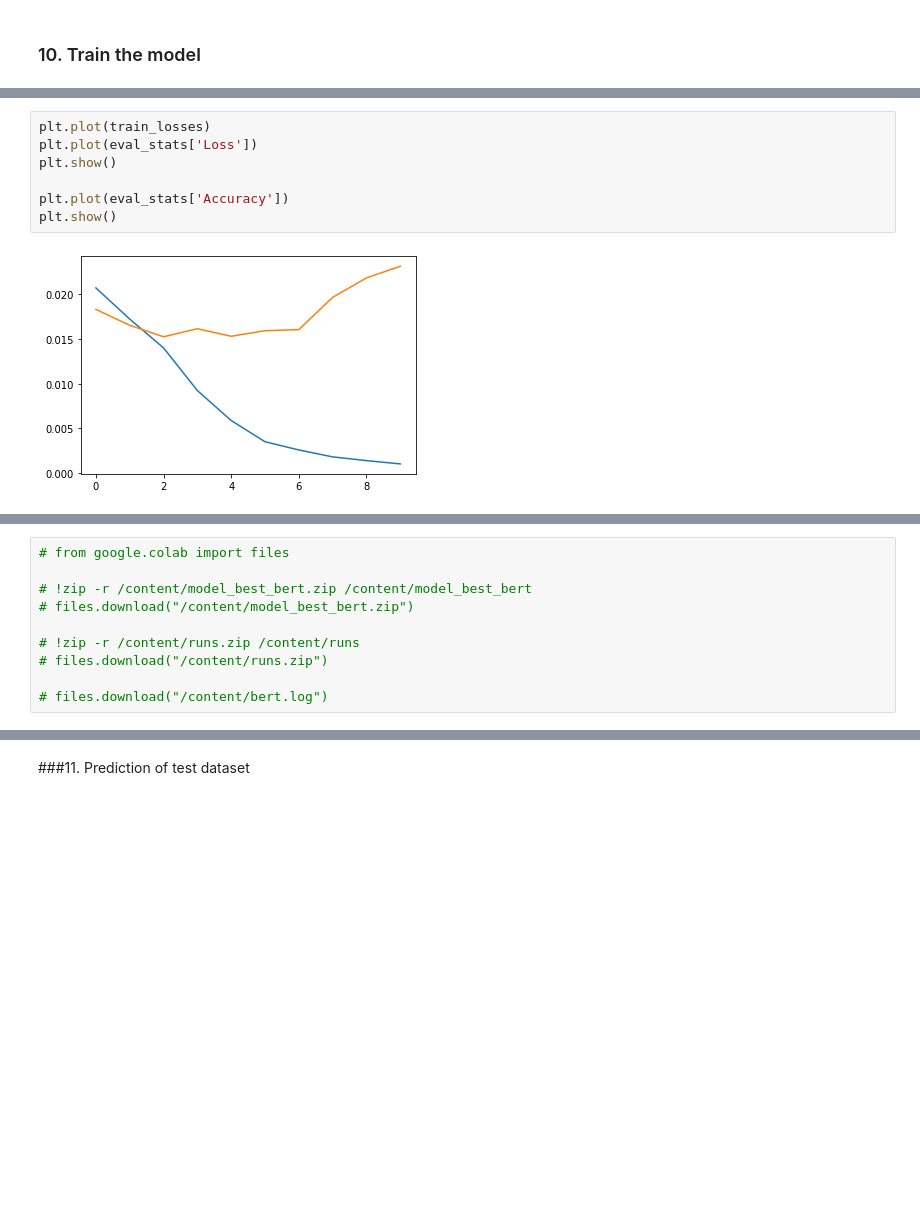
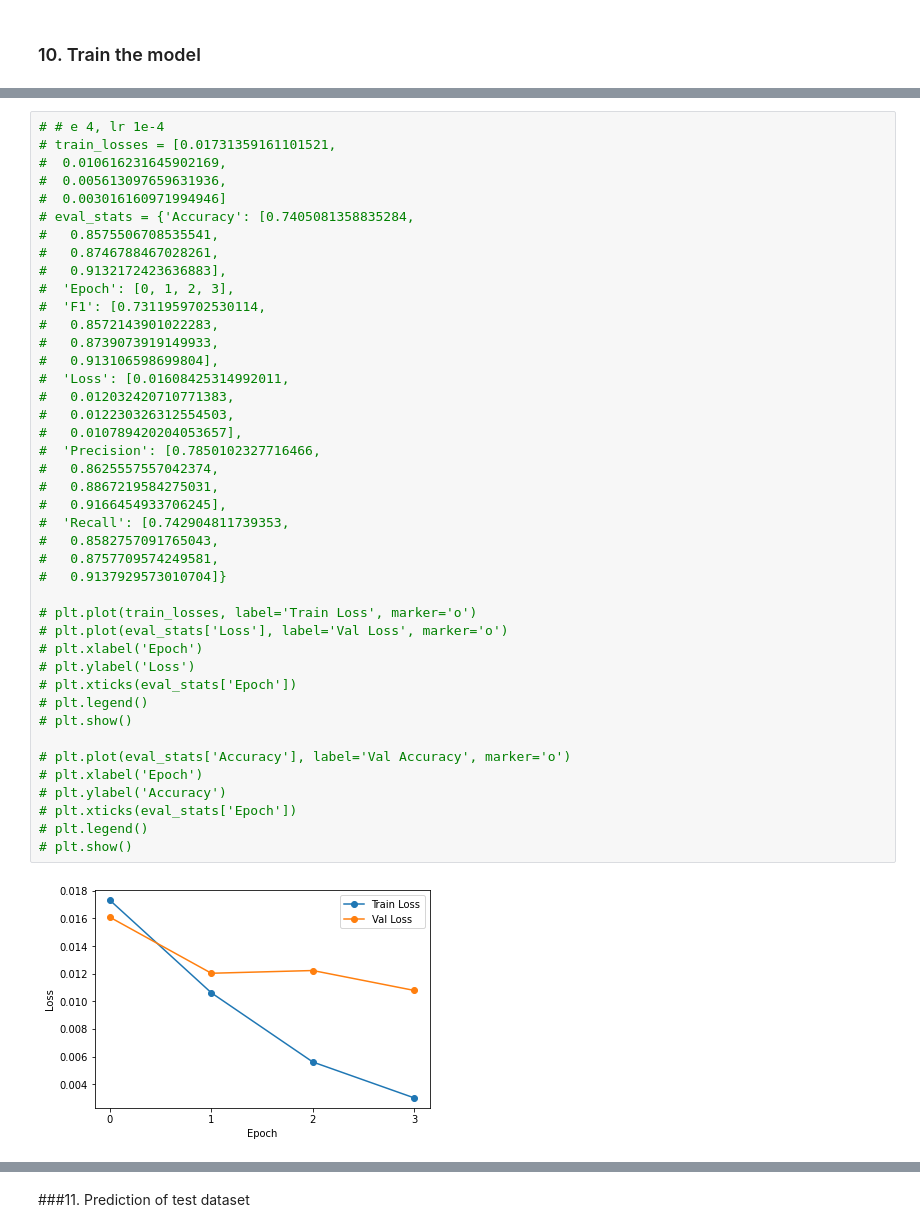
Before and after one commit to xdyhay/cmpt733_project, a Jupyter notebook: bert/bert.ipynb, the cells around one changed output, grey strips where cells are left out. Cells and saved outputs as stored; diff of their text form; blank space fills up the shorter version.

```diff
--- a/bert/bert.ipynb
+++ b/bert/bert.ipynb
@@ -382,9 +295,44 @@ eval_stats
 # %%
-plt.plot(train_losses)
-plt.plot(eval_stats['Loss'])
-plt.show()
+# # e 4, lr 1e-4
+# train_losses = [0.01731359161101521,
+#  0.010616231645902169,
+#  0.005613097659631936,
+#  0.003016160971994946]
+# eval_stats = {'Accuracy': [0.7405081358835284,
+#   0.8575506708535541,
+#   0.8746788467028261,
+#   0.9132172423636883],
+#  'Epoch': [0, 1, 2, 3],
+#  'F1': [0.7311959702530114,
+#   0.8572143901022283,
+#   0.8739073919149933,
+#   0.913106598699804],
+#  'Loss': [0.01608425314992011,
+#   0.012032420710771383,
+#   0.012230326312554503,
+#   0.010789420204053657],
+#  'Precision': [0.7850102327716466,
+#   0.8625557557042374,
+#   0.8867219584275031,
+#   0.9166454933706245],
+#  'Recall': [0.742904811739353,
+#   0.8582757091765043,
+#   0.8757709574249581,
+#   0.9137929573010704]}
 
-plt.plot(eval_stats['Accuracy'])
-plt.show()
+# plt.plot(train_losses, label='Train Loss', marker='o')
+# plt.plot(eval_stats['Loss'], label='Val Loss', marker='o')
+# plt.xlabel('Epoch')
+# plt.ylabel('Loss')
+# plt.xticks(eval_stats['Epoch'])
+# plt.legend()
+# plt.show()
+
+# plt.plot(eval_stats['Accuracy'], label='Val Accuracy', marker='o')
+# plt.xlabel('Epoch')
+# plt.ylabel('Accuracy')
+# plt.xticks(eval_stats['Epoch'])
+# plt.legend()
+# plt.show()
 # %% [output]
-[figure, old version]
+[figure, new version]
@@ -392,10 +339,0 @@ plt.show()
-# %%
-# from google.colab import files
-
-# !zip -r /content/model_best_bert.zip /content/model_best_bert
-# files.download("/content/model_best_bert.zip")
-
-# !zip -r /content/runs.zip /content/runs
-# files.download("/content/runs.zip")
-
-# files.download("/content/bert.log")
```
Also changed, not shown: parts of 15 cells of this notebook.
